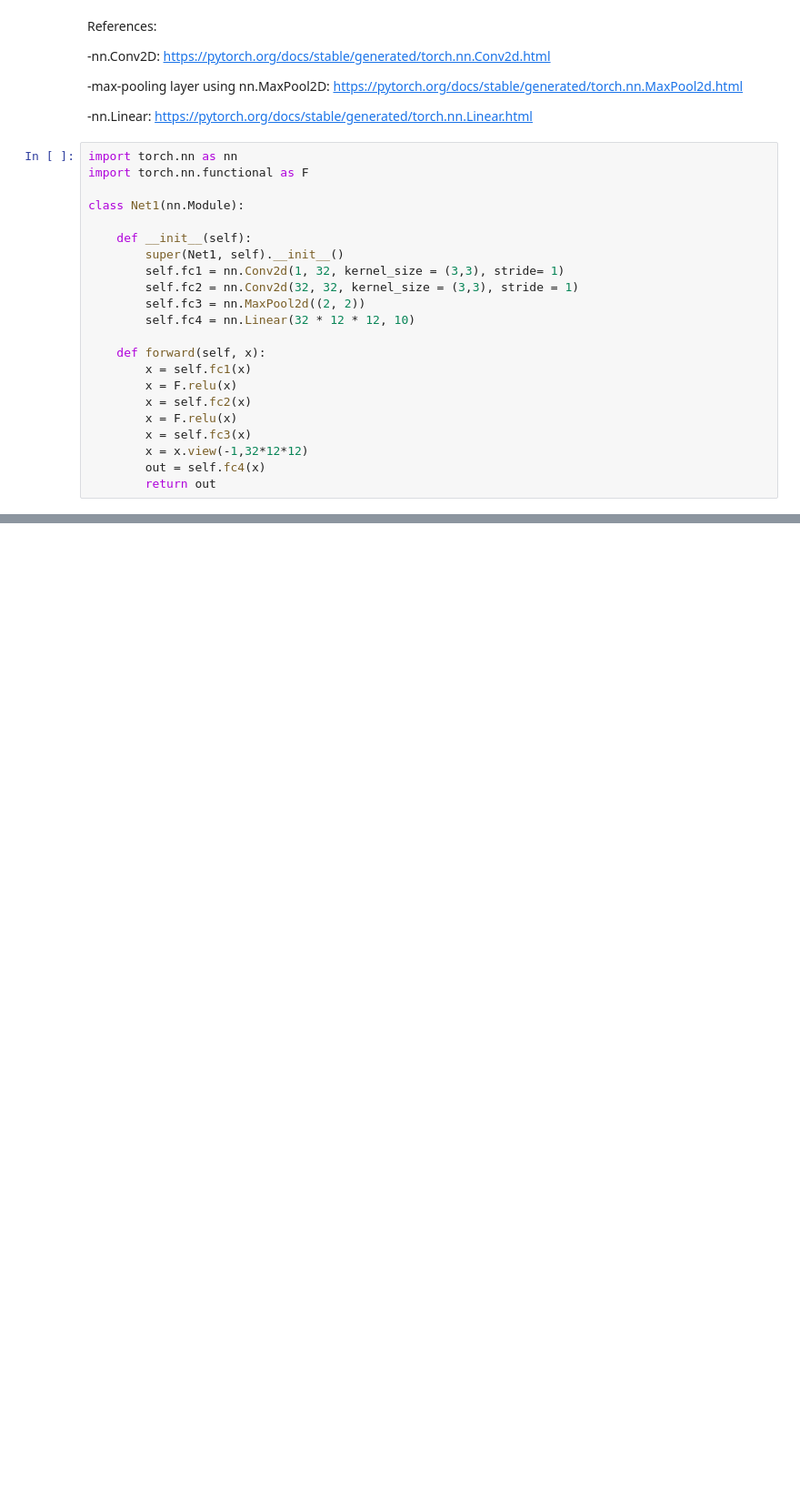
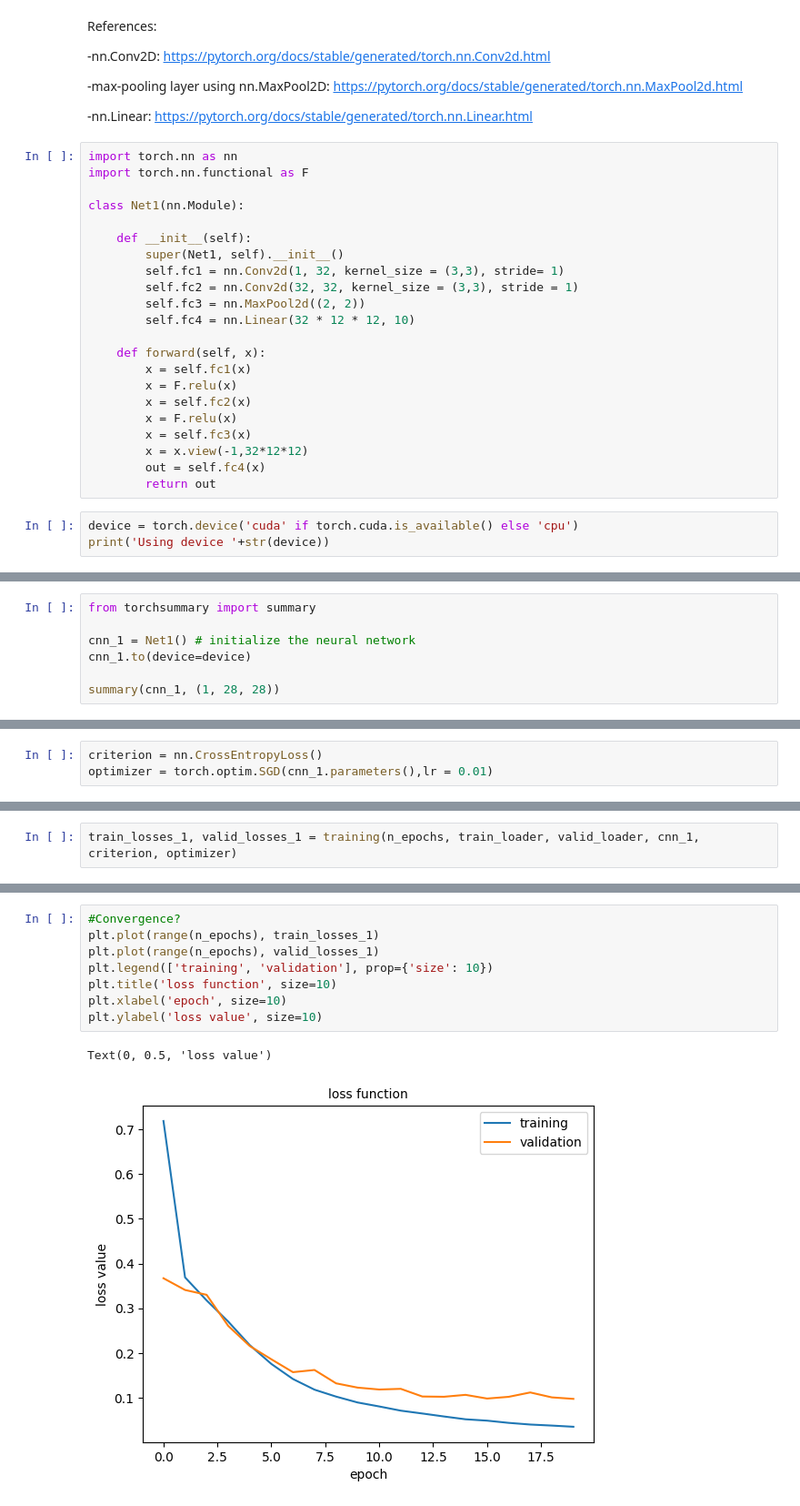
Before and after one commit to mouna-naim/CLassfication-regression, a Jupyter notebook: CNN.ipynb, the cells around one changed output, grey strips where cells are left out. Shown: that part at 91% size. Drawn from its saved outputs; the diff is of its cells as text; blank space fills up the shorter version.

```diff
--- a/CNN.ipynb
+++ b/CNN.ipynb
@@ -83,3 +83,6 @@ class Net1(nn.Module):
         x = x.view(-1,32*12*12)
         out = self.fc4(x)
         return out
+# %%
+device = torch.device('cuda' if torch.cuda.is_available() else 'cpu')
+print('Using device '+str(device))
@@ -85,0 +91,7 @@ class Net1(nn.Module):
+# %%
+from torchsummary import summary
+
+cnn_1 = Net1() # initialize the neural network
+cnn_1.to(device=device)
+
+summary(cnn_1, (1, 28, 28))
@@ -85,0 +116,3 @@ class Net1(nn.Module):
+# %%
+criterion = nn.CrossEntropyLoss()
+optimizer = torch.optim.SGD(cnn_1.parameters(),lr = 0.01)
@@ -85,0 +170,2 @@ class Net1(nn.Module):
+# %%
+train_losses_1, valid_losses_1 = training(n_epochs, train_loader, valid_loader, cnn_1, criterion, optimizer)
@@ -85,0 +190,11 @@ class Net1(nn.Module):
+# %%
+#Convergence?
+plt.plot(range(n_epochs), train_losses_1)
+plt.plot(range(n_epochs), valid_losses_1)
+plt.legend(['training', 'validation'], prop={'size': 10})
+plt.title('loss function', size=10)
+plt.xlabel('epoch', size=10)
+plt.ylabel('loss value', size=10)
+# %% [output]
+Text(0, 0.5, 'loss value')
+[figure, added]
```
Also changed, not shown: parts of 5 cells of this notebook.
